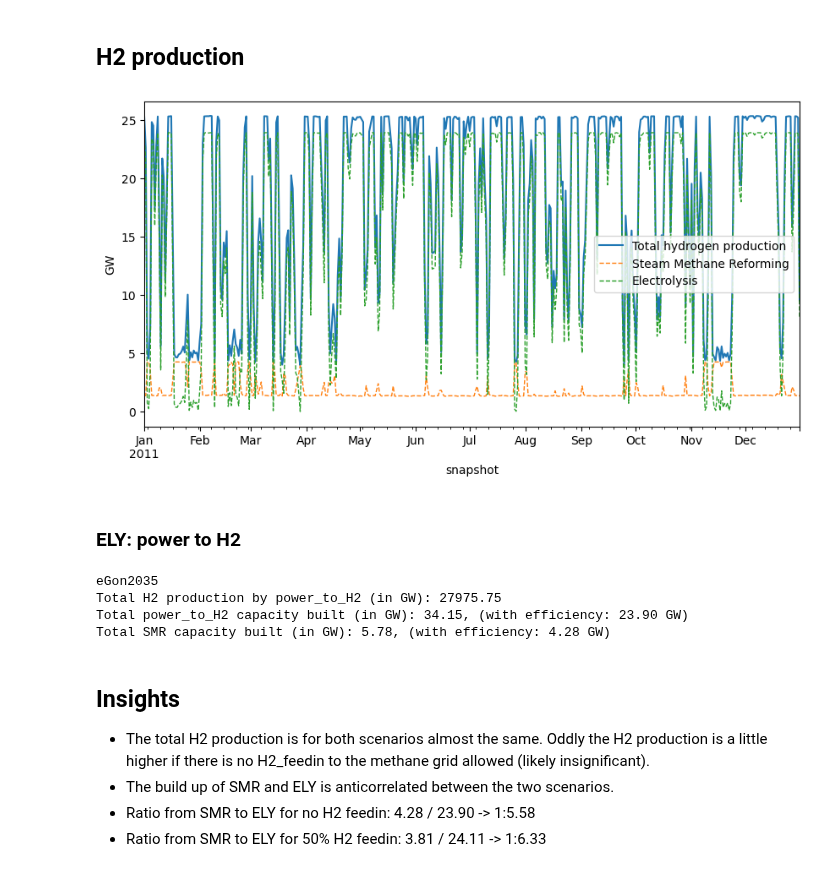
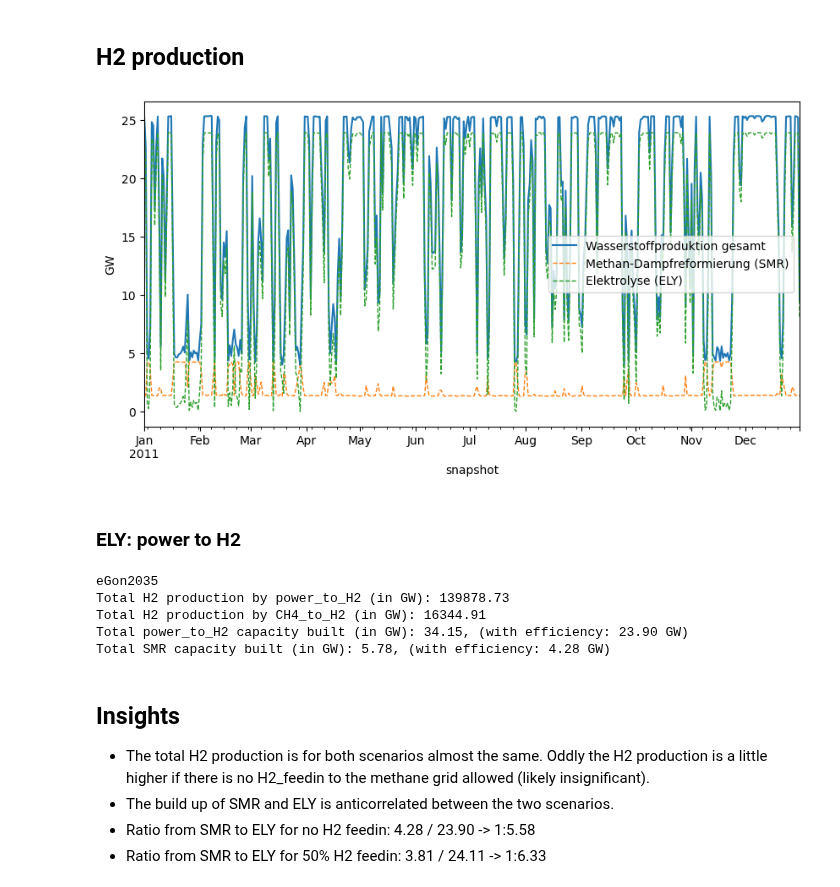
Before and after one commit to openego/eTraGo, a Jupyter notebook: etrago/gas_analysis_etrago.ipynb, the cells around one changed output. Drawn from its saved outputs; the diff is of its cells as text; code cells hidden in the pictures.

```diff
--- a/etrago/gas_analysis_etrago.ipynb
+++ b/etrago/gas_analysis_etrago.ipynb
@@ -110,48 +114,50 @@ total_dispatch = {}
 
 fig, ax = plt.subplots(figsize = (10,5))
 
 for key in networks:
     total_dispatch[key] = H2_dispatch_SMR[key].sum(axis = 1) + H2_dispatch_ELY[key].sum(axis = 1)
 
     (total_dispatch[key]/1e3).resample('20H').mean().plot(
         ax=ax,
-        label=("Total hydrogen production"),
+        label=("Wasserstoffproduktion gesamt"),
         legend=True,
     )
     (H2_dispatch_SMR[key]/1e3).sum(axis = 1).resample('20H').mean().plot(
         ax=ax,
-        label=("Steam Methane Reforming"),
+        label=("Methan-Dampfreformierung (SMR)"),
         linestyle='dashed',
         linewidth=1,
         legend=True
     )
     (H2_dispatch_ELY[key]/1e3).sum(axis = 1).resample('20H').mean().plot(
         ax=ax,
-        label=("Electrolysis"),
+        label=("Elektrolyse (ELY)"),
         linestyle='dashed',
         linewidth=1,
         legend=True
     )
 
 
 ax.set_ylabel('GW')
 # ax.set_title('H2 Generation')
 ax.legend()#loc='center left', bbox_to_anchor=(1, 0.5)
 fig.savefig("H2_production_DE", dpi=300)
 fig.show()
 # %% [output]
-[figure, old version]
+[figure, new version]
 # %% [markdown]
 ### ELY: power to H2
 # %%
 for key in networks:
     print(label[key])
-    print(f'Total H2 production by power_to_H2 (in GW): {H2_dispatch_ELY[key].sum().sum()/1e3:.2f}')
+    print(f'Total H2 production by power_to_H2 (in GW): {(H2_dispatch_ELY[key]*5).sum().sum()/1e3:.2f}') # *5 because of skip_snapshots 5
+    print(f'Total H2 production by CH4_to_H2 (in GW): {(H2_dispatch_SMR[key]*5).sum().sum()/1e3:.2f}') # *5 because of skip_snapshots 5
     print(f'Total power_to_H2 capacity built (in GW): {ELY[key].p_nom_opt.sum()/1e3:.2f}, (with efficiency: {(ELY[key].p_nom_opt.sum()/1e3)*(ELY[key].efficiency.mean()):.2f} GW)')
     print(f'Total SMR capacity built (in GW): {SMR[key].p_nom_opt.sum()/1e3:.2f}, (with efficiency: {(SMR[key].p_nom_opt.sum()/1e3)*(SMR[key].efficiency.mean()):.2f} GW) \n')
 # %% [output]
 eGon2035
-Total H2 production by power_to_H2 (in GW): 27975.75
+Total H2 production by power_to_H2 (in GW): 139878.73
+Total H2 production by CH4_to_H2 (in GW): 16344.91
 Total power_to_H2 capacity built (in GW): 34.15, (with efficiency: 23.90 GW)
 Total SMR capacity built (in GW): 5.78, (with efficiency: 4.28 GW)
 # %% [markdown]
```
Also changed, not shown: parts of 7 cells of this notebook.
